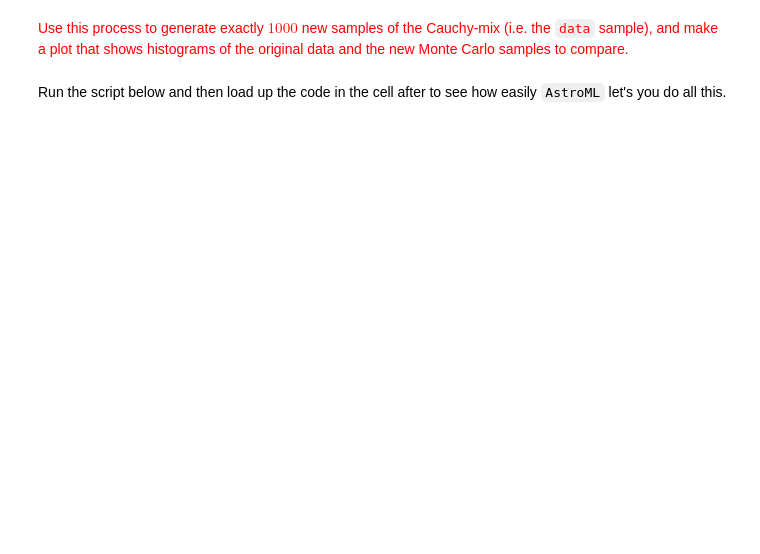
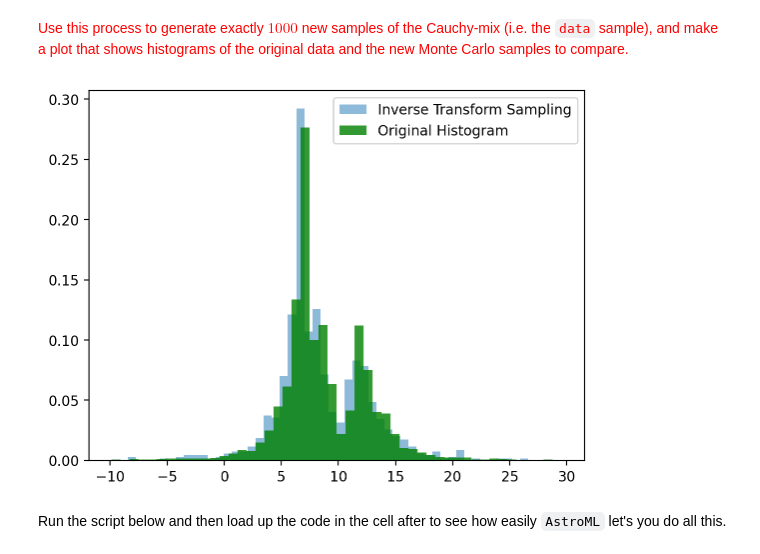
Before and after one commit to Snazzgul/sci-comp-ii-fall24, a Jupyter notebook: working/Lecture_4_multivar_central.ipynb, the cells around one changed output. Cells and saved outputs as stored; diff of their text form; code cells hidden in the pictures; blank space fills up the shorter version.

```diff
--- a/working/Lecture_4_multivar_central.ipynb
+++ b/working/Lecture_4_multivar_central.ipynb
@@ -505,5 +541,27 @@ plt.hist(x_sample, bins=50, density=True);
 # %% [markdown]
 <font color='red'>Use this process to generate exactly $1000$ new samples of the Cauchy-mix (i.e. the `data` sample), and make a plot that shows histograms of the original data and the new Monte Carlo samples to compare.</font>
+# %%
+# make a simple histogram object
+counts, bins = np.histogram(data, bins=50, density=True)
+bin_mids = (bins[1:] + bins[:-1]) / 2 # mid location of bins
+
+simple_cdf = np.cumsum(counts) / np.sum(counts) # very simply cumulative sum
+
+# set up an interpolation of the inverse cumulative distribution
+tck = scipy.interpolate.interp1d(simple_cdf, bin_mids)
+
+# sample evenly along the cumulative distribution, and interpolate
+# little hack to make sure no points are generated outside interpolation range.
+# not ideal
+u = np.random.uniform(0.001, 0.999, 1000)
+x_sample = tck(u)
+
+plt.hist(x_sample, bins=50, density=True, alpha = 0.5, label="Inverse Transform Sampling");
+plt.hist(data, bins=50, density=True, color = 'g', alpha = 0.8, label="Original Histogram");
+plt.legend()
+plt.show()
+# %% [output]
+[figure, added]
 # %% [markdown]
 Run the script below and then load up the code in the cell after to see how easily `AstroML` let's you do all this.
 # %%
```
Also changed, not shown: parts of 6 cells of this notebook.
